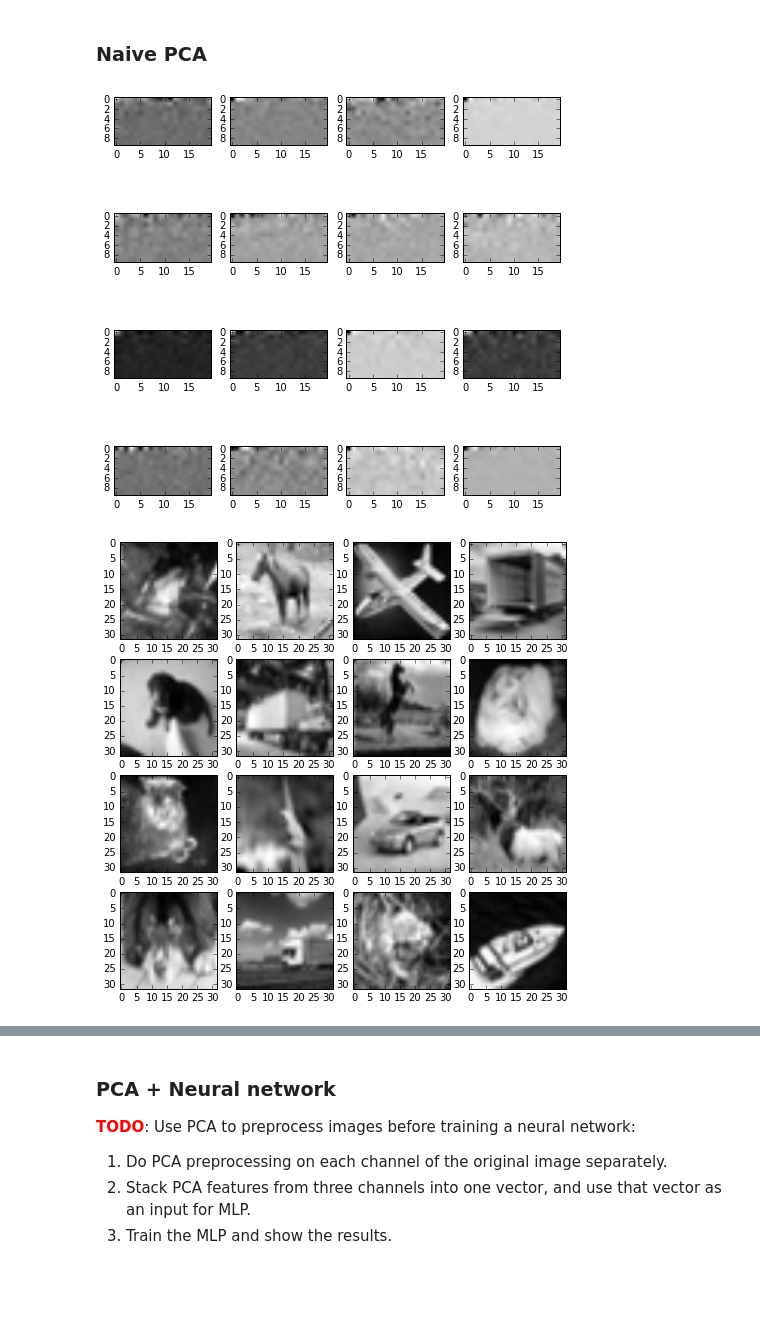
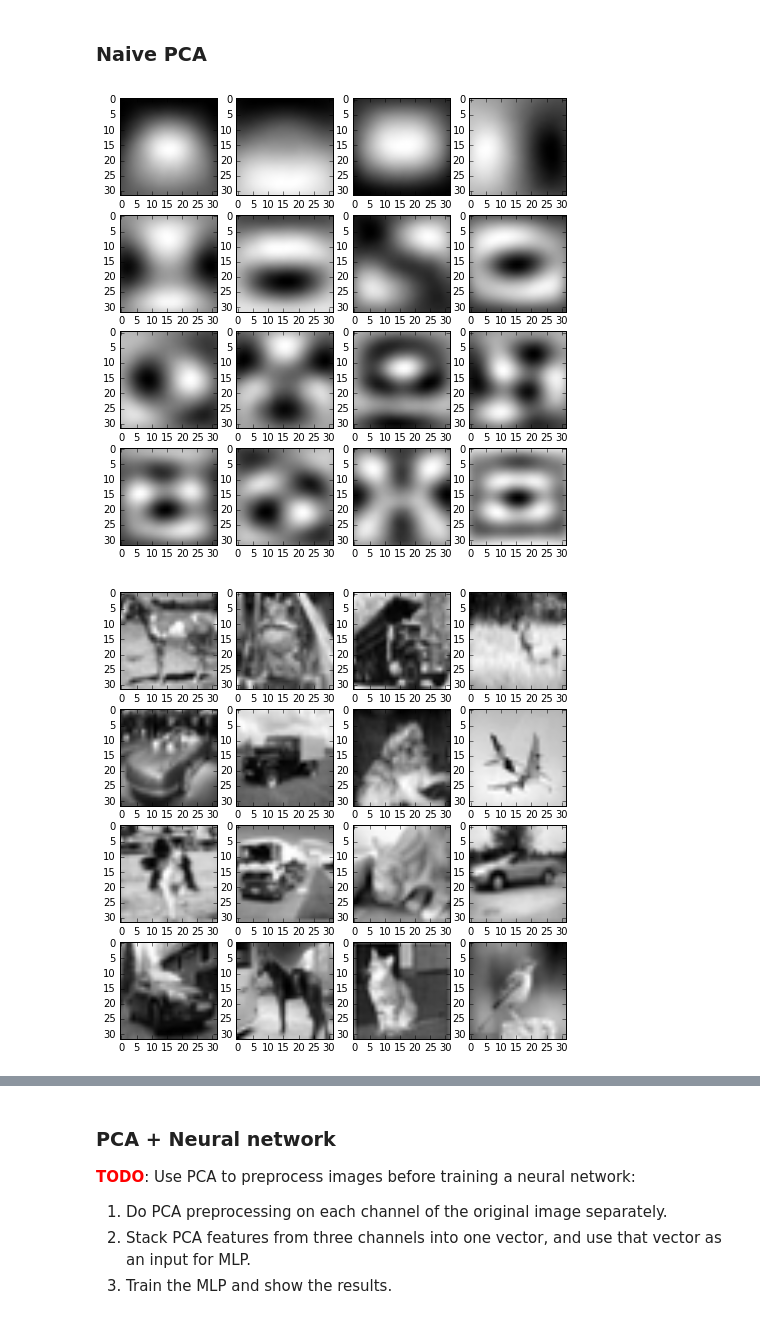
Before and after one commit to saipavan21/F_2017, a Jupyter notebook: nndl/assignment1_nndl/task3-dim_reduction.ipynb, the cells around one changed output, grey strips where cells are left out. Drawn from its saved outputs; the diff is of its cells as text; code cells hidden in the pictures; blank space fills up the shorter version.

```diff
--- a/nndl/assignment1_nndl/task3-dim_reduction.ipynb
+++ b/nndl/assignment1_nndl/task3-dim_reduction.ipynb
@@ -98,19 +101,19 @@ X_patch = X_train[:,:,:,0]
 X_patch = np.reshape(X_patch, (X_patch.shape[0], -1))
 # %%
 # Start PCA
-K = 200
+K = 500
 P, T = pca_naive(X_patch, K)
 # %%
 # TODO: Show principle components of P using a 4x4 subplot
 # Visualize P
 r = 4
 f, axarr = plt.subplots(r, r, figsize=(8,8))
 for i in range(r):
     for j in range(r):
-        img = np.reshape(P[r*i+j], [10,20])
+        img = np.reshape(P[r*i+j], [32,32])
         axarr[i][j].imshow(img, cmap="gray")
 # %% [output]
-[figure, old version]
+[figure, new version]
 # %%
 # Select a small set of images for test
 num_training = 50000
@@ -126,7 +129,7 @@ for i in range(r):
         img = X_pca[r*i+j]
         axarr[i][j].imshow(img, cmap="gray")
 # %% [output]
-[figure, old version]
+[figure, new version]
 # %%
 # TODO: Test your result
 # Reduce dimension with P
```
Also changed, not shown: parts of 11 cells of this notebook, 11 other files.
